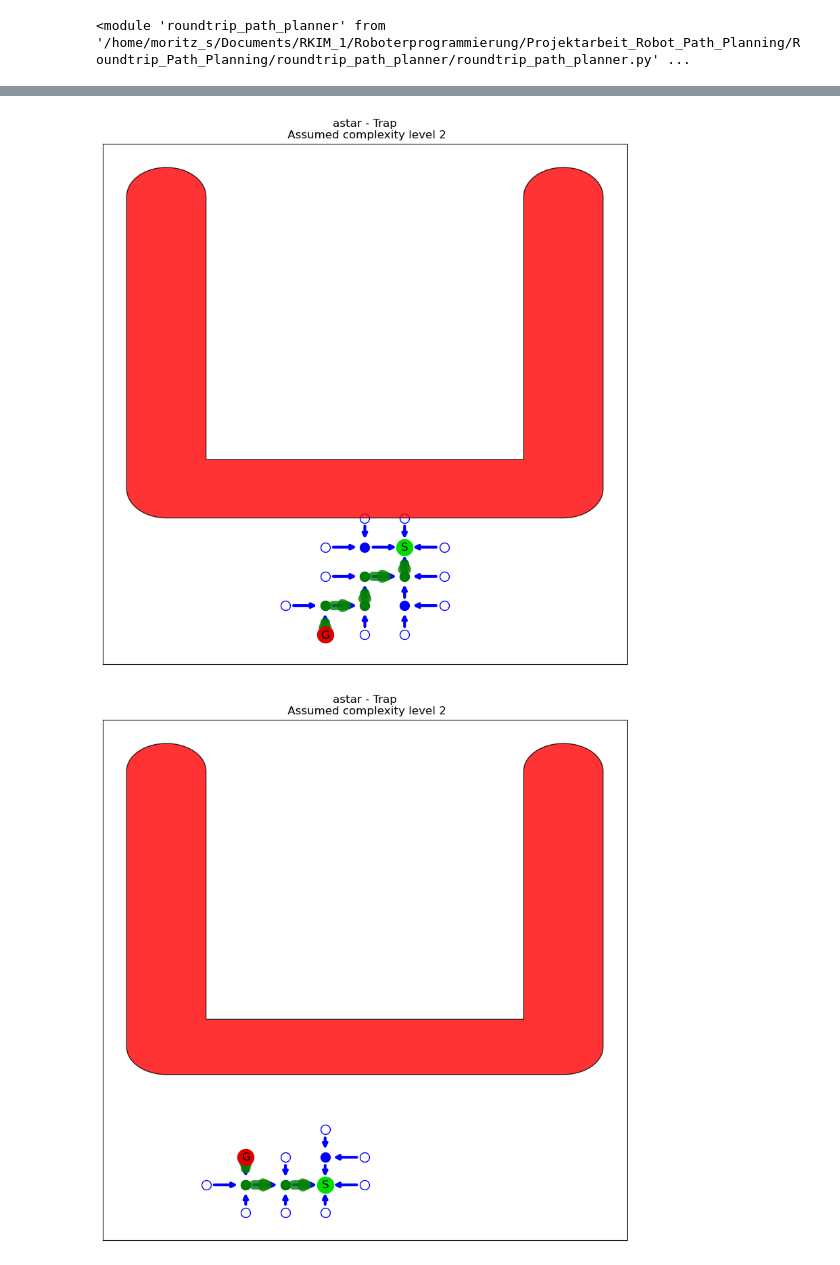
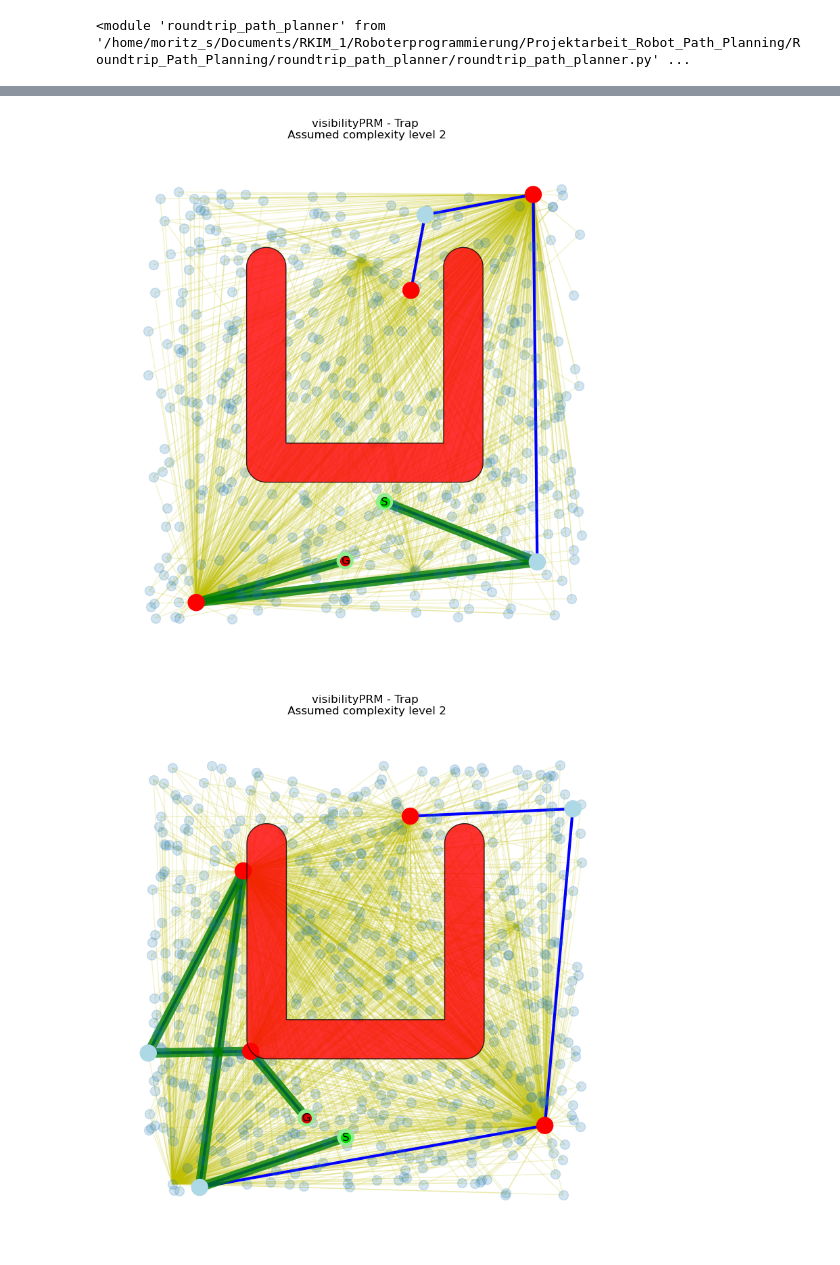
Before and after one commit to moritzscheckenbach/Roundtrip_Path_Planning, a Jupyter notebook: roundtrip_path_planner/Evaluation.ipynb, the cells around one changed output, grey strips where cells are left out. Drawn from its saved outputs; the diff is of its cells as text; code cells hidden in the pictures.

```diff
--- a/roundtrip_path_planner/Evaluation.ipynb
+++ b/roundtrip_path_planner/Evaluation.ipynb
@@ -41,6 +41,6 @@ test_startlist =[[10,15]]
 test_goallist = [[10,3], [12,6], [8,4]]
 
 # Planen = roundtrip_path_planner.Roundtrip_Path_Planner(Environment_Test.startList, Environment_Test.goalList, Environment_Test ,"basePRM")
-Planen = roundtrip_path_planner.Roundtrip_Path_Planner(test_startlist, test_goallist, Environment_Test ,"astar")
+Planen = roundtrip_path_planner.Roundtrip_Path_Planner(test_startlist, test_goallist, Environment_Test ,"visibilityPRM")
 Planen.plan()
 # %% [output]
@@ -65,2 +65,2 @@ Resultlist: ['-10-3-', '-9-3-', '-8-3-', '-8-4-']
-[figure, old version]
+[figure, new version]
-[figure, old version]
+[figure, new version]
```
Also changed, not shown: parts of 1 cell of this notebook, 3 other files.
